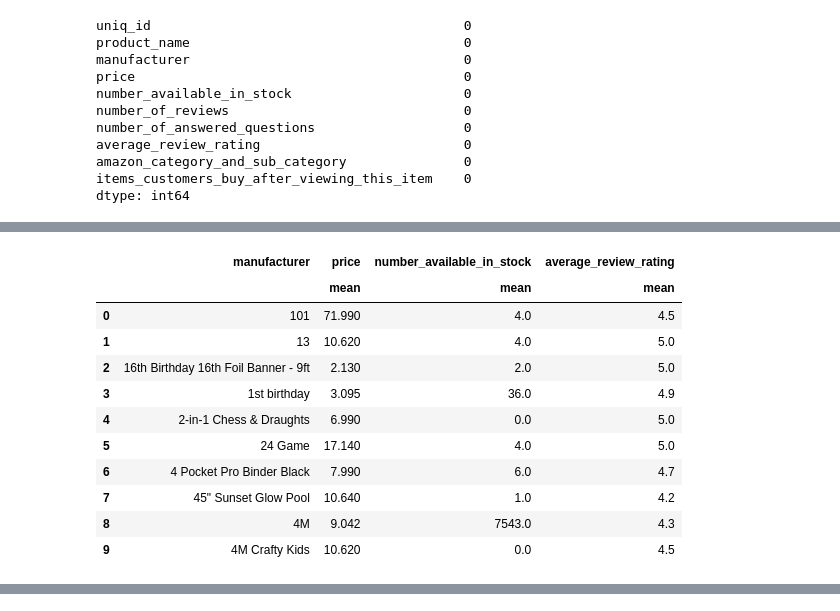
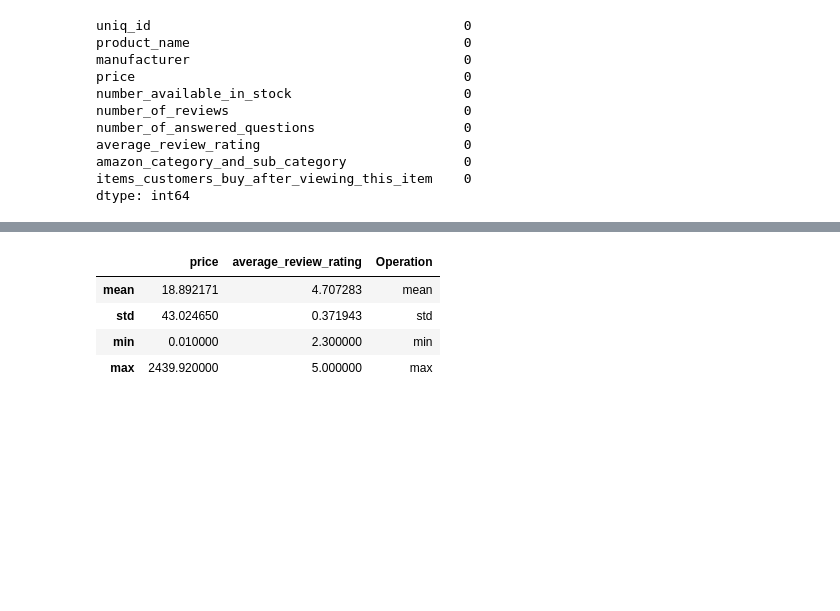
Before and after one commit to Shubham-B28/S4DS-Task, a Jupyter notebook: s4ds_task.ipynb, the cells around one changed output, grey strips where cells are left out. Saved outputs shown, nothing was run; the diff lists cells and outputs as text; code cells hidden in the pictures; blank space fills up the shorter version.

```diff
--- a/s4ds_task.ipynb
+++ b/s4ds_task.ipynb
@@ -122,18 +101 @@ df2
-# %%
-#Creating a new dataframe having details to certain manufacturer
-df2 = df.groupby('manufacturer').agg(['mean']).reset_index()
-df2.head(10)
-# %% [output]
-|  | manufacturer | price | number_available_in_stock | average_review_rating |
-|  |  | mean | mean | mean |
-| 0 | 101 | 71.990 | 4.0 | 4.5 |
-| 1 | 13 | 10.620 | 4.0 | 5.0 |
-| 2 | 16th Birthday 16th Foil Banner - 9ft | 2.130 | 2.0 | 5.0 |
-| 3 | 1st birthday | 3.095 | 36.0 | 4.9 |
-| 4 | 2-in-1 Chess & Draughts | 6.990 | 0.0 | 5.0 |
-| 5 | 24 Game | 17.140 | 4.0 | 5.0 |
-| 6 | 4 Pocket Pro Binder Black | 7.990 | 6.0 | 4.7 |
-| 7 | 45" Sunset Glow Pool | 10.640 | 1.0 | 4.2 |
-| 8 | 4M | 9.042 | 7543.0 | 4.3 |
-| 9 | 4M Crafty Kids | 10.620 | 0.0 | 4.5 |
 # %%
@@ -156,0 +118,12 @@ sns.relplot(data=df.head(50), x="total_bill", y="price", hue="manufacturer")
+# %%
+df3 = df.describe()
+df3.drop(['count','25%','50%','75%'], axis=0,inplace = True)
+Operation = ['mean','std', 'min','max']
+df3['Operation'] = (Operation)
+df3
+# %% [output]
+|  | price | average_review_rating | Operation |
+| mean | 18.892171 | 4.707283 | mean |
+| std | 43.024650 | 0.371943 | std |
+| min | 0.010000 | 2.300000 | min |
+| max | 2439.920000 | 5.000000 | max |
```
Also changed, not shown: parts of 35 cells of this notebook.
